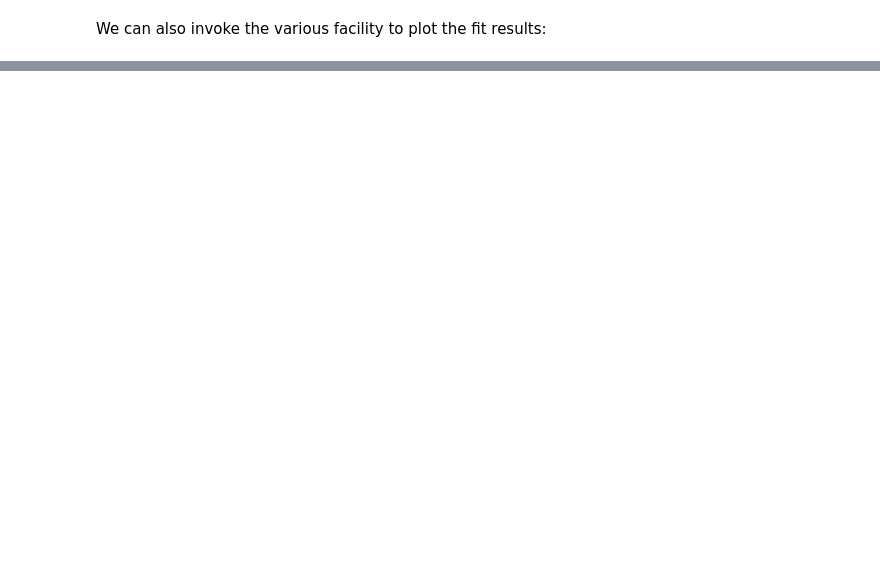
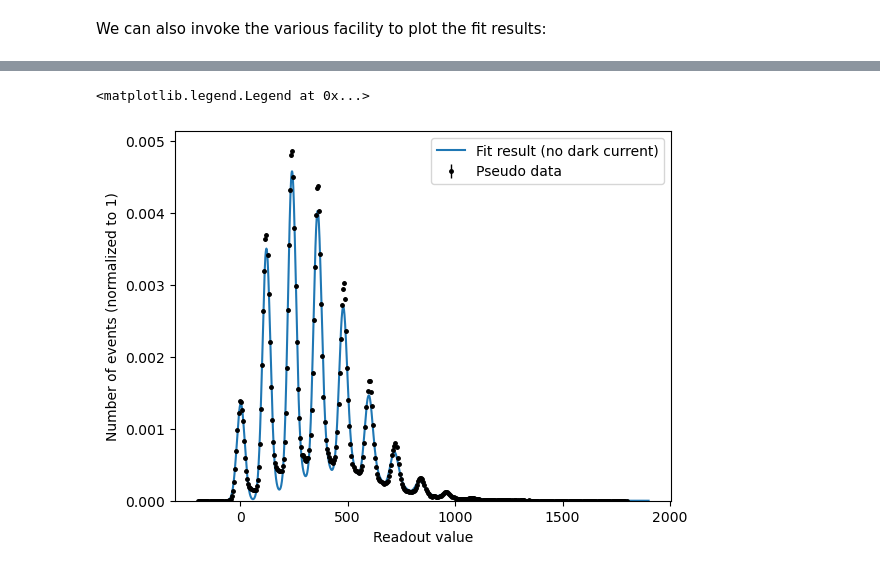
Before and after one commit to UMDCMS/sipmpdf, a Jupyter notebook: docs/sipm_functions.ipynb, the cells around one changed output, grey strips where cells are left out. Cells and saved outputs as stored; diff of their text form; code cells hidden in the pictures; blank space fills up the shorter version.

```diff
--- a/docs/sipm_functions.ipynb
+++ b/docs/sipm_functions.ipynb
@@ -233,0 +324,15 @@ Under construction
+# %%
+#Create pdf for the response with no dark current
+pdf = PDF.SiPMResponse_NoDC_PDF(obs=obs,
+                  pedestal=pedestal,
+                  gain=gain,
+                  ap_beta=ap_beta,
+                  ap_prob=ap_prob,
+                  common_noise=common_noise,
+                  pixel_noise=pixel_noise,
+                  poisson_mean=poisson_mean,
+                  poisson_borel=poisson_borel)
+# Declaring the binned phase space in PDF
+binning = zfit.binned.RegularBinning(400, -200, 1800, name="x")
+obs_bin = zfit.Space("x", binning=binning)
+pdf_bin = zfit.pdf.BinnedFromUnbinnedPDF(pdf, obs_bin)
@@ -233,0 +370,11 @@ Under construction
+# %%
+# First we construct the unbinned data
+data_unbinned = zfit.Data.from_numpy(obs=obs, array=data_array)
+# Then the binned data
+data_bin = data_unbinned.to_binned(obs_bin)
+
+nll_bin = zfit.loss.BinnedNLL(pdf_bin, data_bin)
+minimizer = zfit.minimize.Minuit()
+result = minimizer.minimize(nll_bin)
+result.hesse()
+result
@@ -233,0 +399,18 @@ Under construction
+# %%
+h = data_bin.to_hist()  # Converting to a histogram container
+x = np.linspace(-100, 1900, 2000)
+y = zfit.run(pdf.pdf(x))
+
+ax = mplhep.histplot(h,
+                     density=True,
+                     label='Pseudo data',
+                     histtype='errorbar',
+                     color='k',
+                     markersize=5)
+plt.plot(x, y, label='Fit result (no dark current)')
+plt.xlabel('Readout value')
+plt.ylabel('Number of events (normalized to 1)')
+plt.legend()
+# %% [output]
+<matplotlib.legend.Legend at 0x...>
+[figure, added]
```
Also changed, not shown: parts of 26 cells of this notebook, 1 other file.
